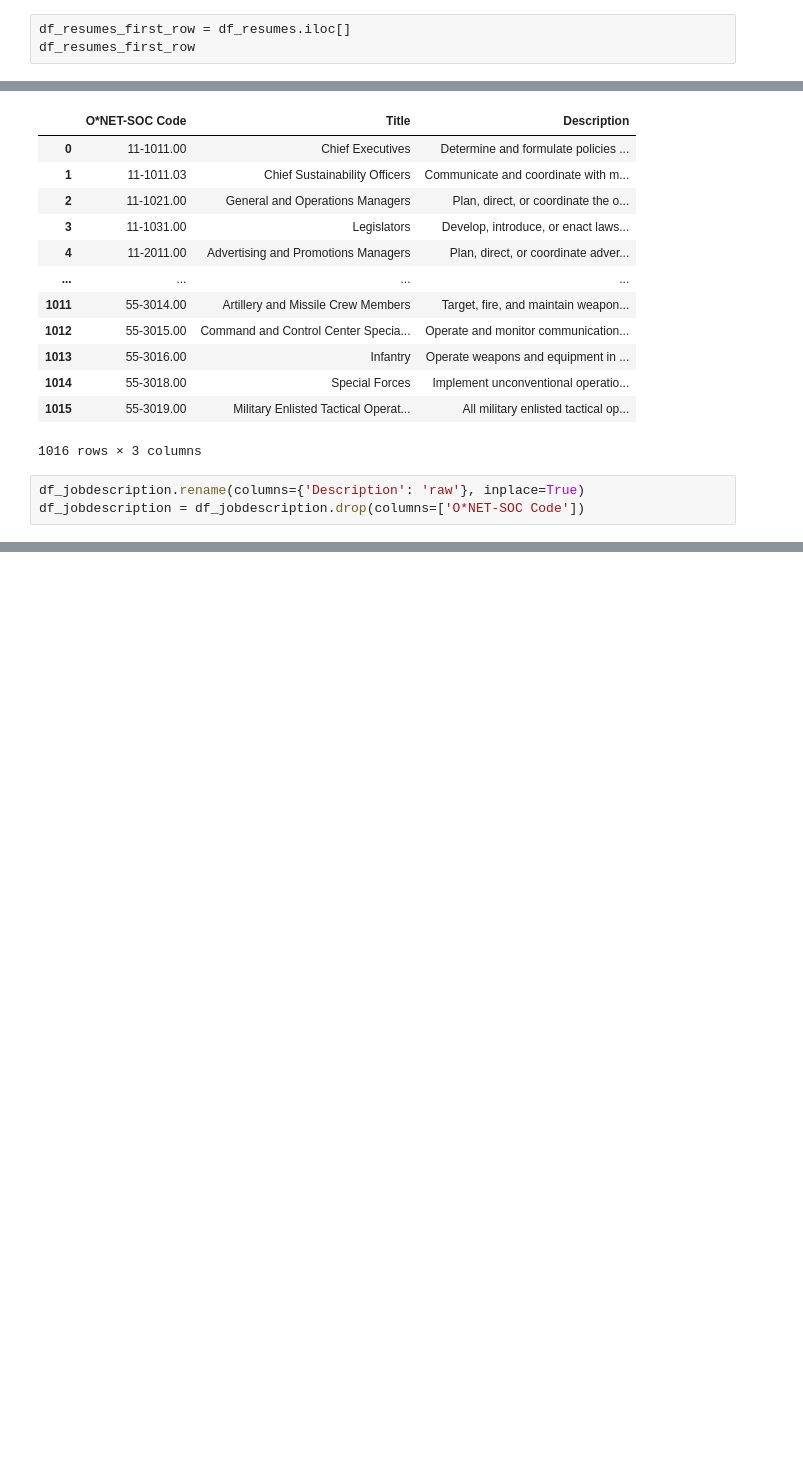
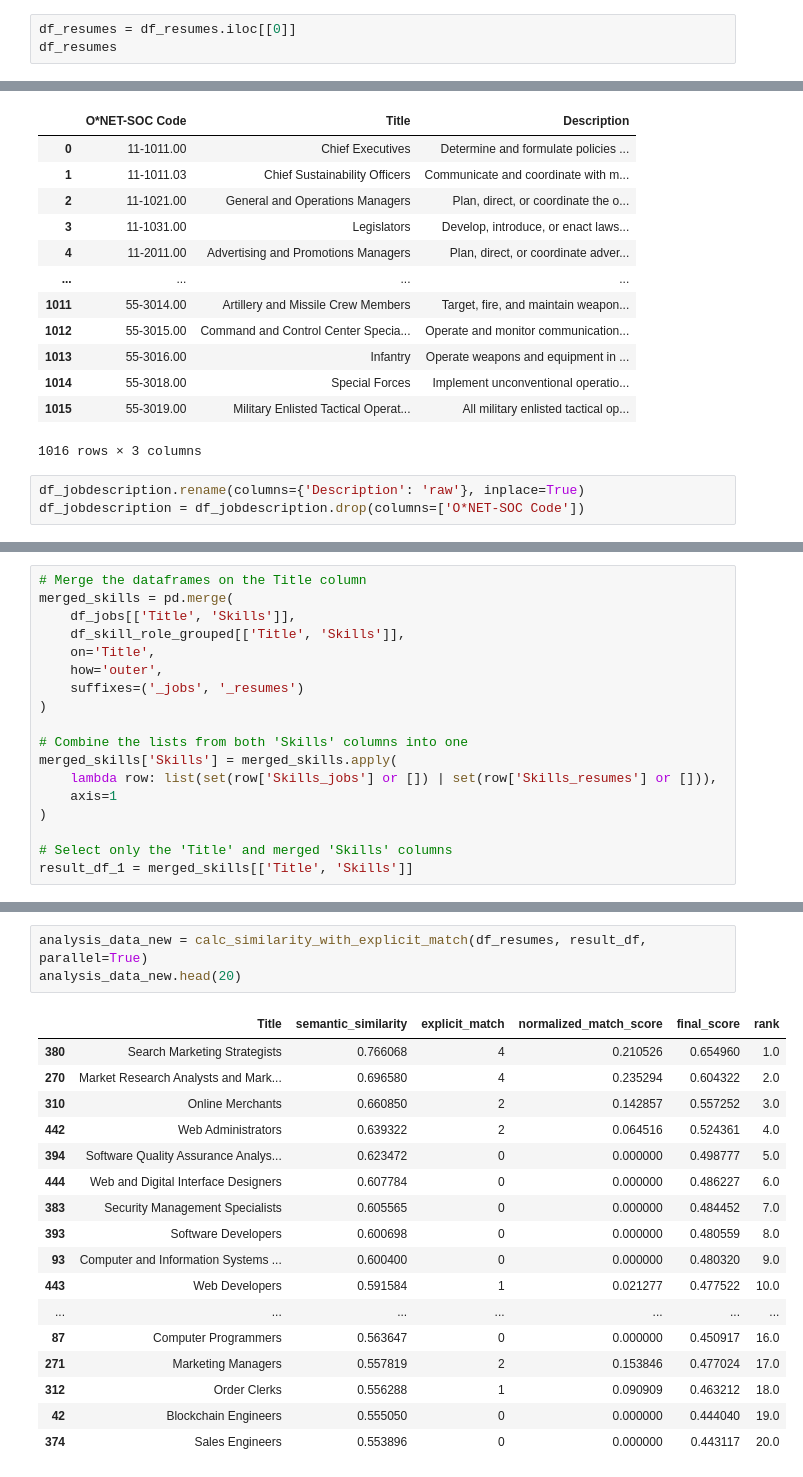
Before and after one commit to victorbjorsvik/workproject_matching_algo, a Jupyter notebook: similairty_calculation.ipynb, the cells around one changed output, grey strips where cells are left out. Drawn from its saved outputs; the diff is of its cells as text; blank space fills up the shorter version.

```diff
--- a/similairty_calculation.ipynb
+++ b/similairty_calculation.ipynb
@@ -42,4 +42,4 @@ df_resumes
 # %%
-df_resumes_first_row = df_resumes.iloc[]
-df_resumes_first_row
+df_resumes = df_resumes.iloc[[0]]
+df_resumes
 # %% [output]
@@ -374,0 +289,18 @@ analysis_data_1.head(20)
+# %%
+# Merge the dataframes on the Title column
+merged_skills = pd.merge(
+    df_jobs[['Title', 'Skills']],
+    df_skill_role_grouped[['Title', 'Skills']],
+    on='Title',
+    how='outer',
+    suffixes=('_jobs', '_resumes')
+)
+
+# Combine the lists from both 'Skills' columns into one
+merged_skills['Skills'] = merged_skills.apply(
+    lambda row: list(set(row['Skills_jobs'] or []) | set(row['Skills_resumes'] or [])),
+    axis=1
+)
+
+# Select only the 'Title' and merged 'Skills' columns
+result_df_1 = merged_skills[['Title', 'Skills']]
@@ -374,0 +777,21 @@ analysis_data_1.head(20)
+# %%
+analysis_data_new = calc_similarity_with_explicit_match(df_resumes, result_df, parallel=True)
+analysis_data_new.head(20)
+# %% [output]
+|  | Title | semantic_similarity | explicit_match | normalized_match_score | final_score | rank |
+| 380 | Search Marketing Strategists | 0.766068 | 4 | 0.210526 | 0.654960 | 1.0 |
+| 270 | Market Research Analysts and Mark... | 0.696580 | 4 | 0.235294 | 0.604322 | 2.0 |
+| 310 | Online Merchants | 0.660850 | 2 | 0.142857 | 0.557252 | 3.0 |
+| 442 | Web Administrators | 0.639322 | 2 | 0.064516 | 0.524361 | 4.0 |
+| 394 | Software Quality Assurance Analys... | 0.623472 | 0 | 0.000000 | 0.498777 | 5.0 |
+| 444 | Web and Digital Interface Designers | 0.607784 | 0 | 0.000000 | 0.486227 | 6.0 |
+| 383 | Security Management Specialists | 0.605565 | 0 | 0.000000 | 0.484452 | 7.0 |
+| 393 | Software Developers | 0.600698 | 0 | 0.000000 | 0.480559 | 8.0 |
+| 93 | Computer and Information Systems ... | 0.600400 | 0 | 0.000000 | 0.480320 | 9.0 |
+| 443 | Web Developers | 0.591584 | 1 | 0.021277 | 0.477522 | 10.0 |
+| ... | ... | ... | ... | ... | ... | ... |
+| 87 | Computer Programmers | 0.563647 | 0 | 0.000000 | 0.450917 | 16.0 |
+| 271 | Marketing Managers | 0.557819 | 2 | 0.153846 | 0.477024 | 17.0 |
+| 312 | Order Clerks | 0.556288 | 1 | 0.090909 | 0.463212 | 18.0 |
+| 42 | Blockchain Engineers | 0.555050 | 0 | 0.000000 | 0.444040 | 19.0 |
+| 374 | Sales Engineers | 0.553896 | 0 | 0.000000 | 0.443117 | 20.0 |
```
Also changed, not shown: parts of 30 cells of this notebook, 2 other files.
